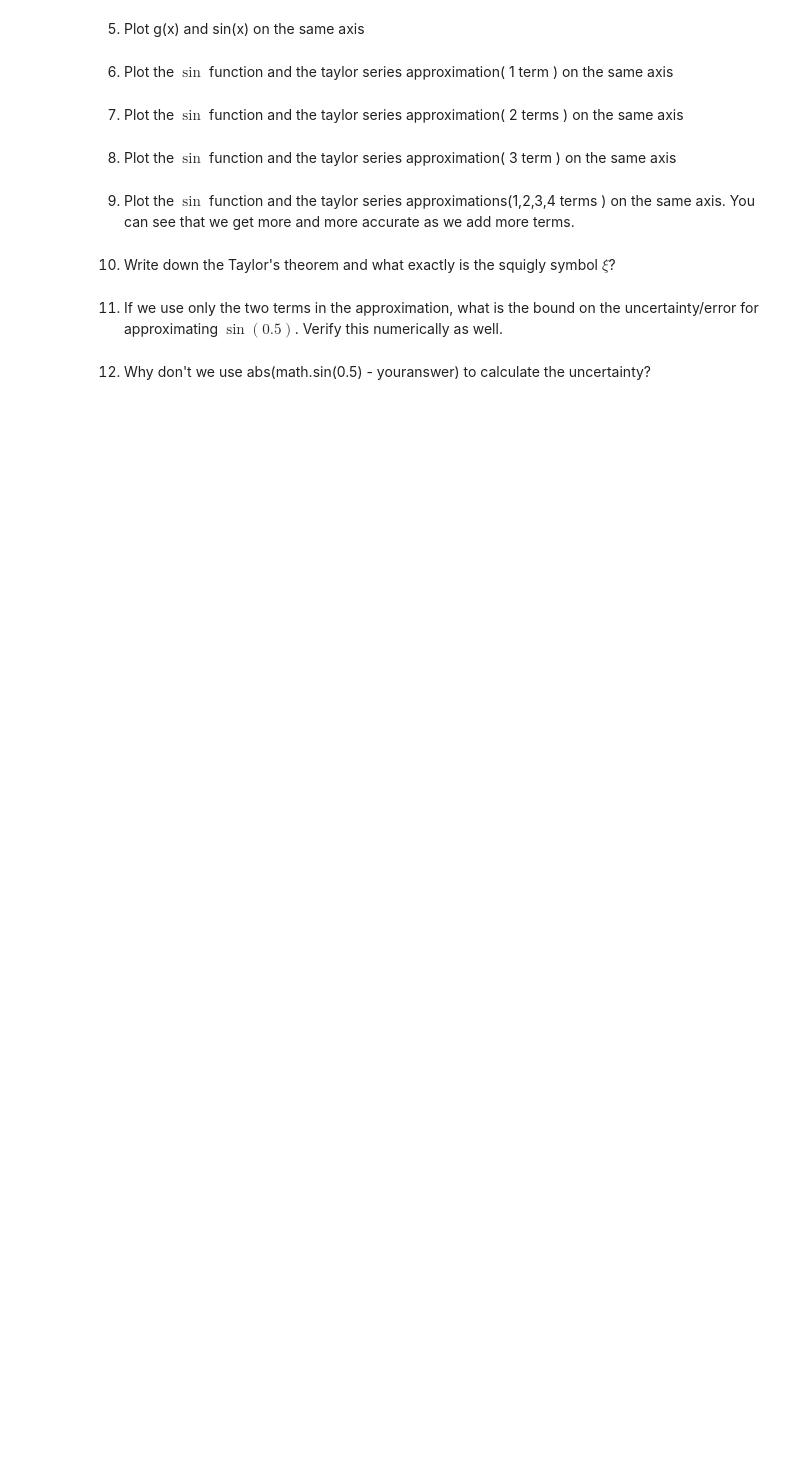
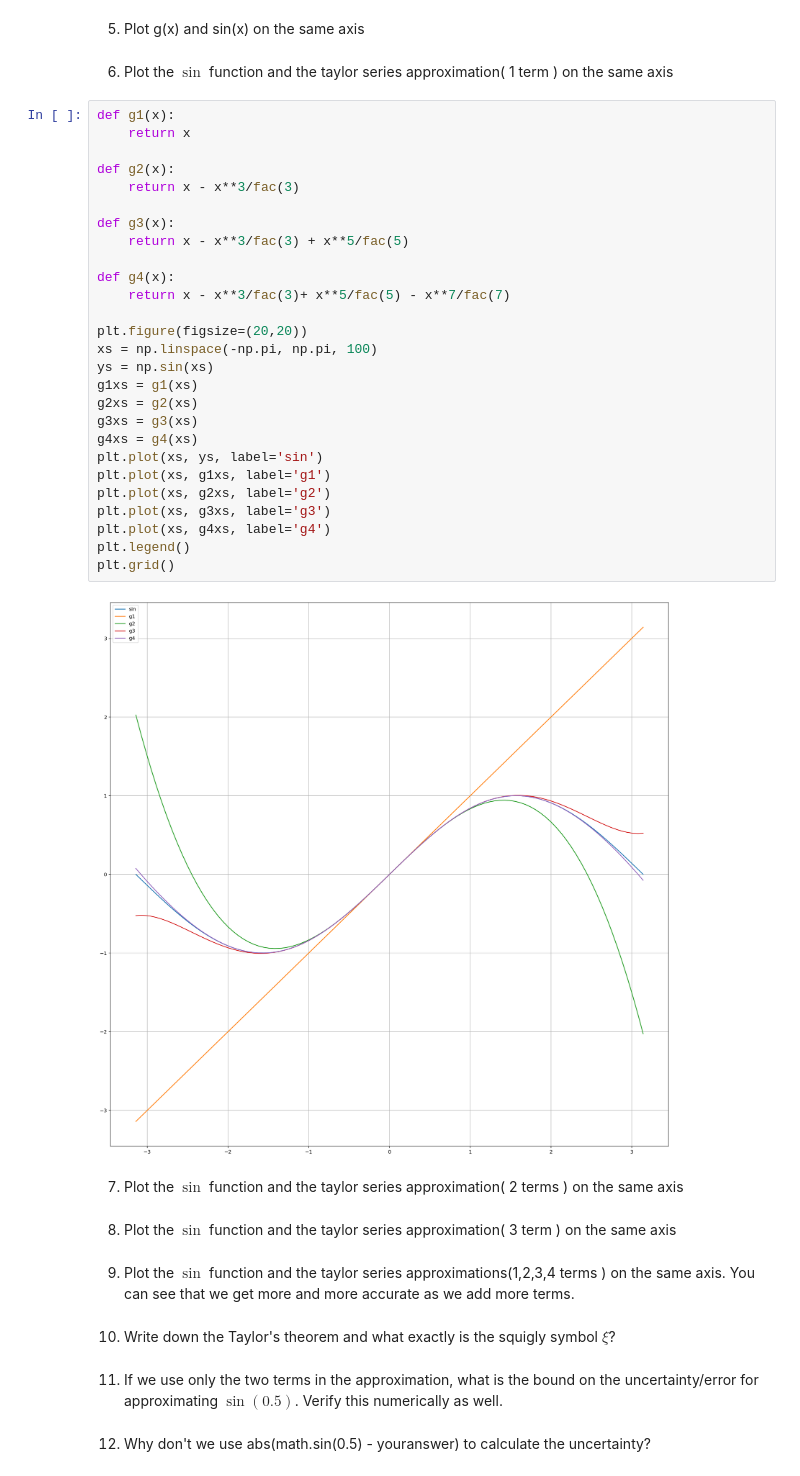
Before and after one commit to TJJayCollector/Exercise-02-Taylor-And-Derivative, a Jupyter notebook: 02 Taylor Series and Derivative.ipynb, the cells around one changed output. Cells and saved outputs as stored; diff of their text form; blank space fills up the shorter version.

```diff
--- a/02 Taylor Series and Derivative.ipynb
+++ b/02 Taylor Series and Derivative.ipynb
@@ -21,6 +52,35 @@ g(x) = x - \frac{x^3}{3!} + \frac{x^5}{6!} - \frac{x^7}{7!}
 5) Plot g(x) and sin(x) on the same axis
 # %% [markdown]
 6) Plot the $\sin$ function and the taylor series approximation( 1 term ) on the same axis
+# %%
+def g1(x):
+    return x
+
+def g2(x):
+    return x - x**3/fac(3)
+
+def g3(x):
+    return x - x**3/fac(3) + x**5/fac(5)
+
+def g4(x):
+    return x - x**3/fac(3)+ x**5/fac(5) - x**7/fac(7)
+
+plt.figure(figsize=(20,20))
+xs = np.linspace(-np.pi, np.pi, 100)
+ys = np.sin(xs)
+g1xs = g1(xs)
+g2xs = g2(xs)
+g3xs = g3(xs)
+g4xs = g4(xs)
+plt.plot(xs, ys, label='sin')
+plt.plot(xs, g1xs, label='g1')
+plt.plot(xs, g2xs, label='g2')
+plt.plot(xs, g3xs, label='g3')
+plt.plot(xs, g4xs, label='g4')
+plt.legend()
+plt.grid()
+# %% [output]
+[figure, added]
 # %% [markdown]
 7) Plot the $\sin$ function and the taylor series approximation( 2 terms ) on the same axis
 # %% [markdown]
```
Also changed, not shown: parts of 4 cells of this notebook.
